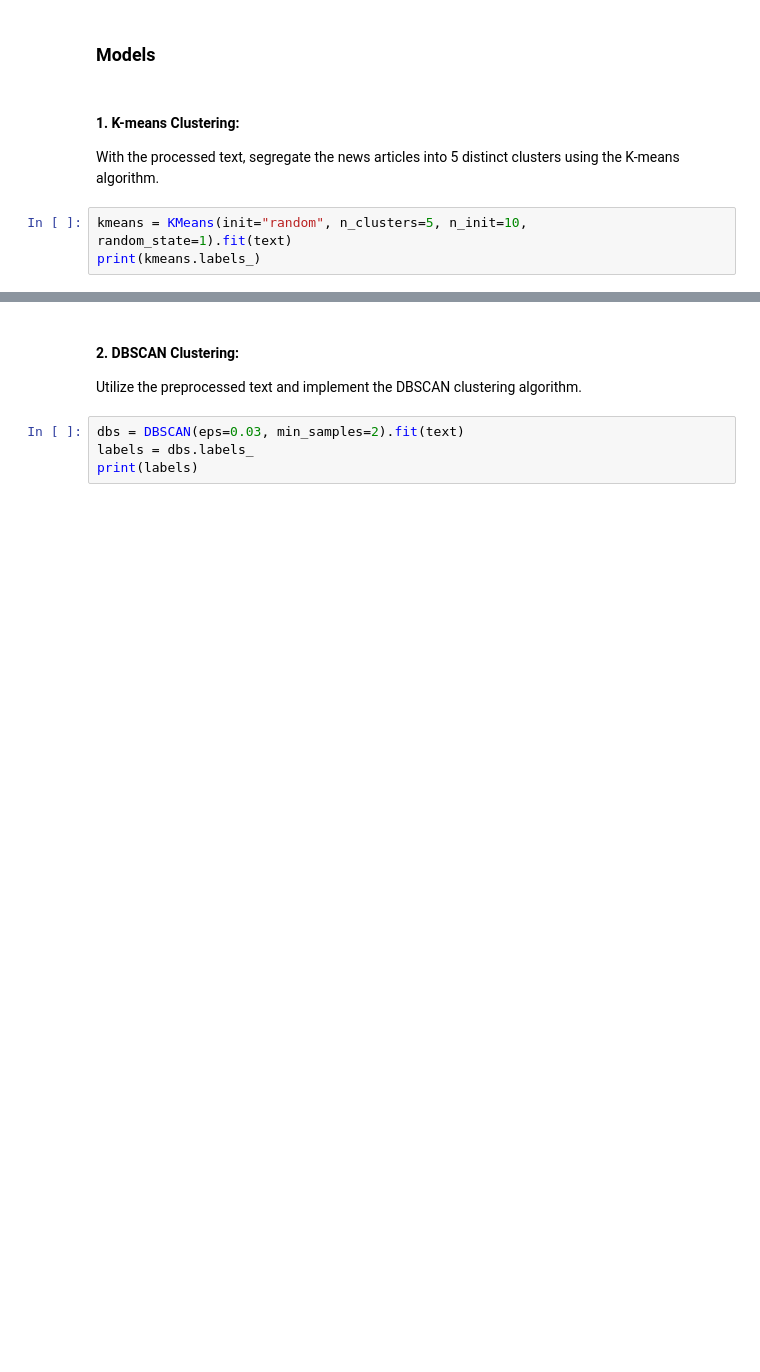
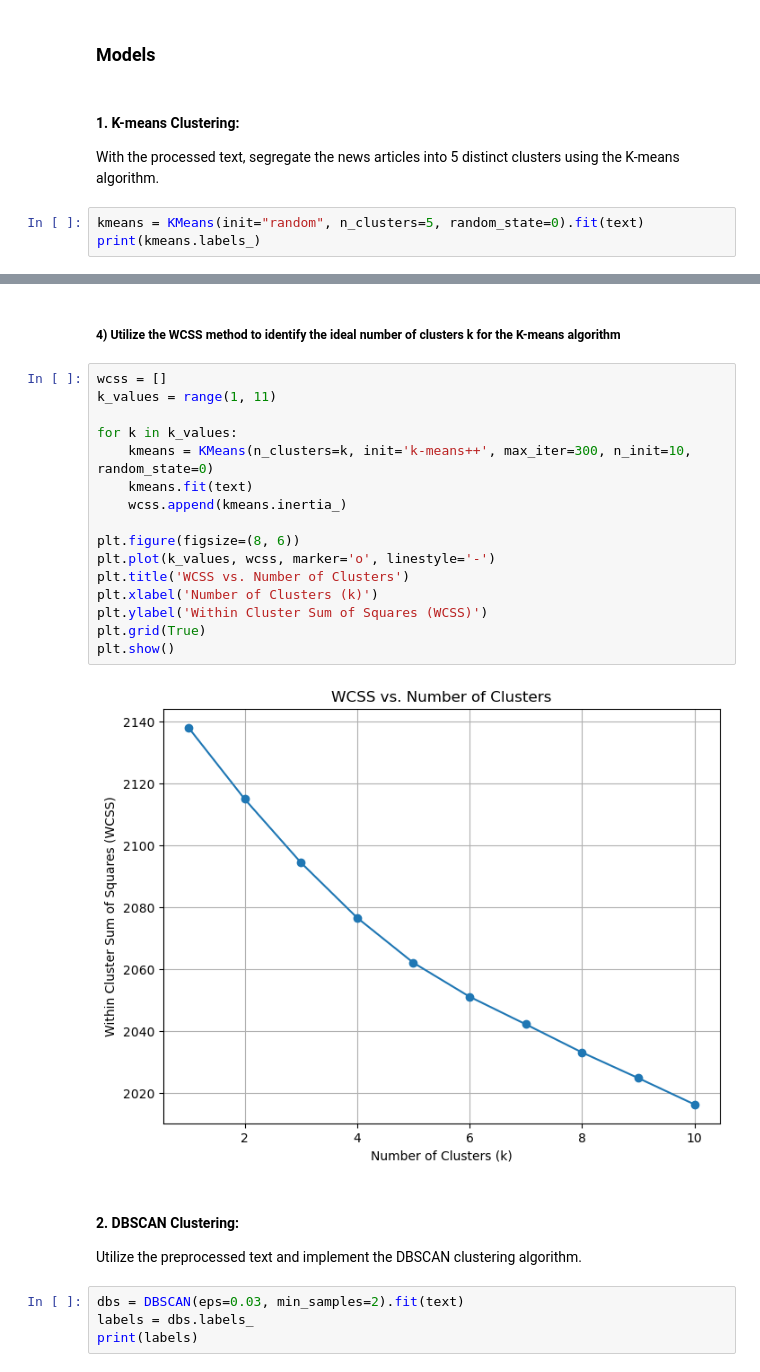
Before and after one commit to Torin99/CP421, a Jupyter notebook: bort4620_a02.ipynb, the cells around one changed output, grey strips where cells are left out. Cells and saved outputs as stored; diff of their text form; blank space fills up the shorter version.

```diff
--- a/bort4620_a02.ipynb
+++ b/bort4620_a02.ipynb
@@ -145,6 +147,6 @@ print(text.head())
 #### 1. K-means Clustering:
 With the processed text, segregate the news articles into 5 distinct clusters using the K-means algorithm.
 # %%
-kmeans = KMeans(init="random", n_clusters=5, n_init=10, random_state=1).fit(text)
+kmeans = KMeans(init="random", n_clusters=5, random_state=0).fit(text)
 print(kmeans.labels_)
 # %% [output]
@@ -186,3 +208,23 @@ plt.show()
+# %% [markdown]
+##### 4) Utilize the WCSS method to identify the ideal number of clusters k for the K-means algorithm
+# %%
+wcss = []
+k_values = range(1, 11)
+
+for k in k_values:
+    kmeans = KMeans(n_clusters=k, init='k-means++', max_iter=300, n_init=10, random_state=0)
+    kmeans.fit(text)
+    wcss.append(kmeans.inertia_)
+
+plt.figure(figsize=(8, 6))
+plt.plot(k_values, wcss, marker='o', linestyle='-')
+plt.title('WCSS vs. Number of Clusters')
+plt.xlabel('Number of Clusters (k)')
+plt.ylabel('Within Cluster Sum of Squares (WCSS)')
+plt.grid(True)
+plt.show()
+# %% [output]
+[figure, added]
 # %% [markdown]
 #### 2. DBSCAN Clustering:
 Utilize the preprocessed text and implement the DBSCAN clustering algorithm.
```
Also changed, not shown: parts of 22 cells of this notebook.
